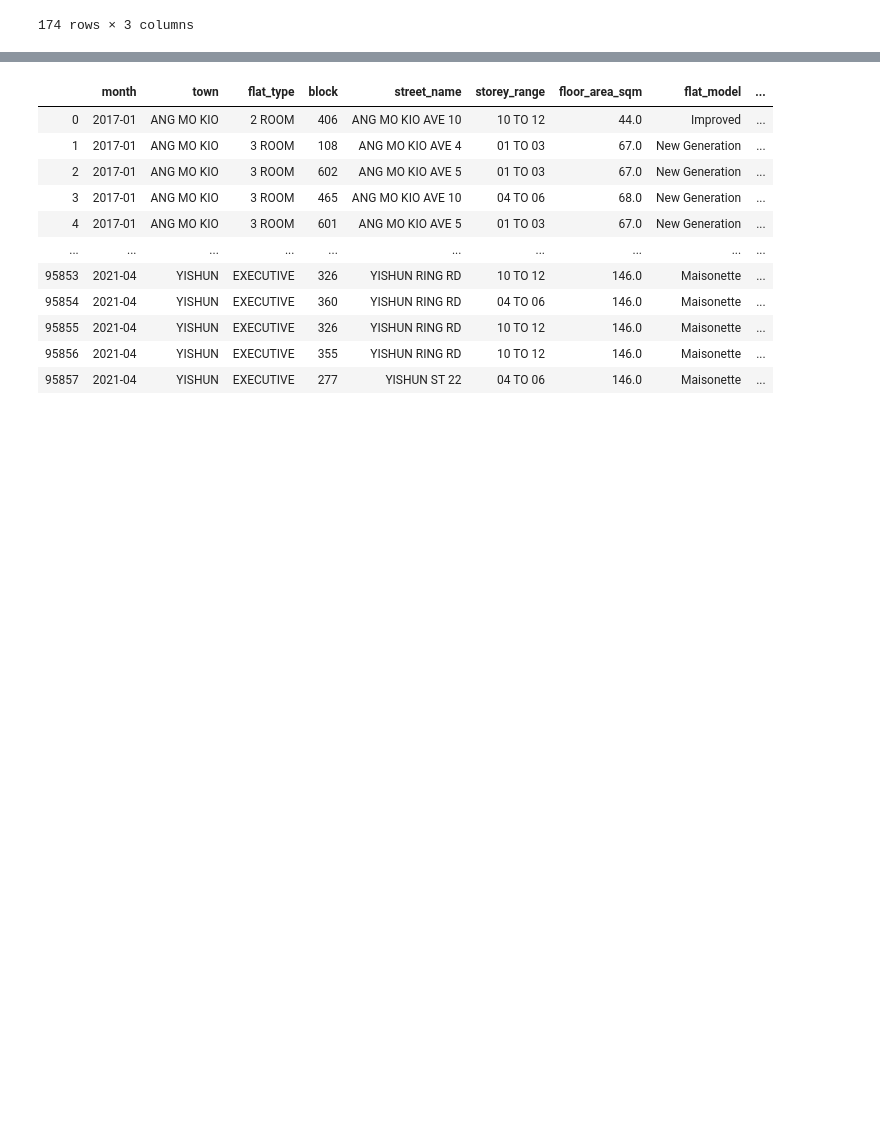
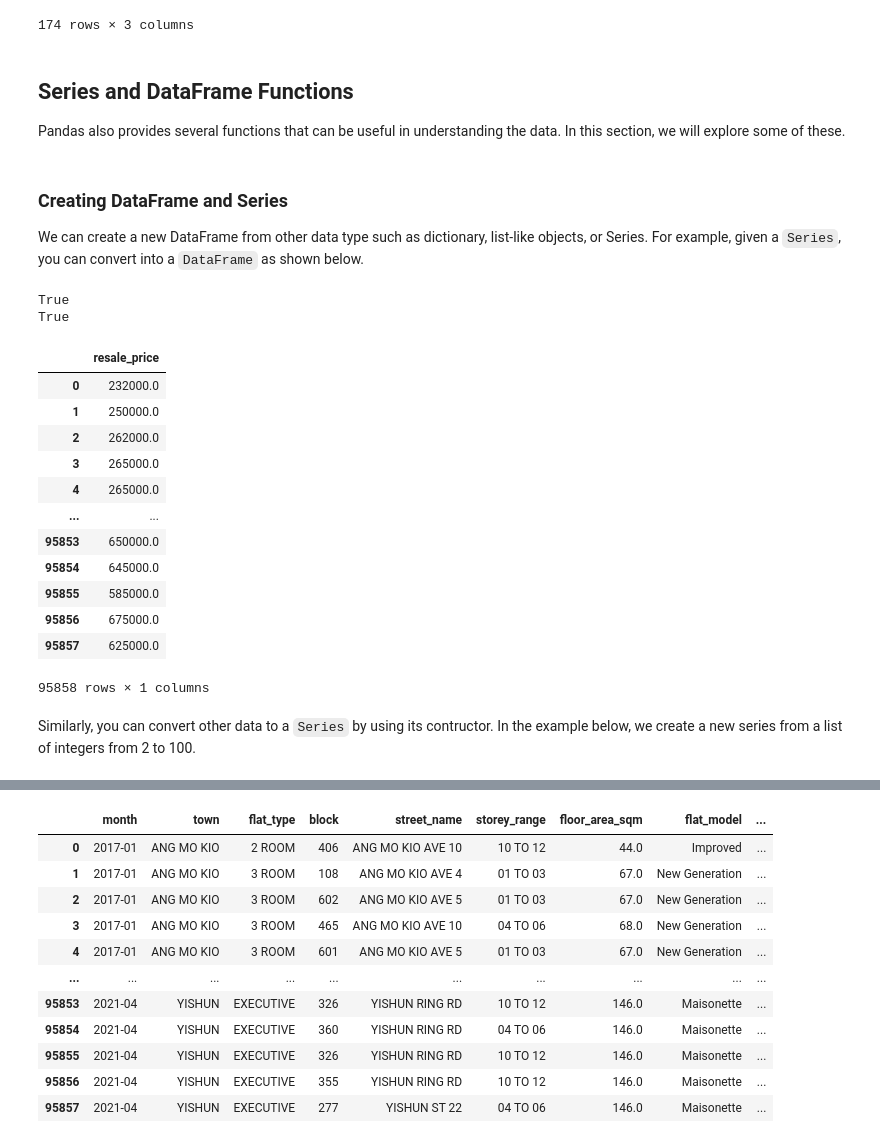
Before and after one commit to Data-Driven-World/d2w_ml_notes, a Jupyter notebook: Working_With_Data.ipynb, the cells around one changed output, grey strips where cells are left out. Saved outputs shown, nothing was run; the diff lists cells and outputs as text; code cells hidden in the pictures; blank space fills up the shorter version.

Commit message:
add creating dataframe and series section.

```diff
--- a/Working_With_Data.ipynb
+++ b/Working_With_Data.ipynb
@@ -398,3 +398,35 @@ df.loc[(df['resale_price'] >= 500_000) & (df['resale_price'] <= 600_000) &
 | 94740 | ANG MO KIO | 305 | 537000.0 |
 | 94749 | ANG MO KIO | 353 | 588000.0 |
 174 rows × 3 columns
+# %% [markdown]
+## Series and DataFrame Functions
+
+Pandas also provides several functions that can be useful in understanding the data. In this section, we will explore some of these.
+# %% [markdown]
+### Creating DataFrame and Series
+
+We can create a new DataFrame from other data type such as dictionary, list-like objects, or Series. For example, given a `Series`, you can convert into a `DataFrame` as shown below.
+# %%
+price = df['resale_price']
+print(isinstance(price, pd.Series))
+price_df = pd.DataFrame(price)
+print(isinstance(price_df, pd.DataFrame))
+price_df
+# %% [output]
+True
+True
+|  | resale_price |
+| 0 | 232000.0 |
+| 1 | 250000.0 |
+| 2 | 262000.0 |
+| 3 | 265000.0 |
+| 4 | 265000.0 |
+| ... | ... |
+| 95853 | 650000.0 |
+| 95854 | 645000.0 |
+| 95855 | 585000.0 |
+| 95856 | 675000.0 |
+| 95857 | 625000.0 |
+95858 rows × 1 columns
+# %% [markdown]
+Similarly, you can convert other data to a `Series` by using its contructor. In the example below, we create a new series from a list of integers from 2 to 100.
```
Also changed, not shown: parts of 2 cells of this notebook.
